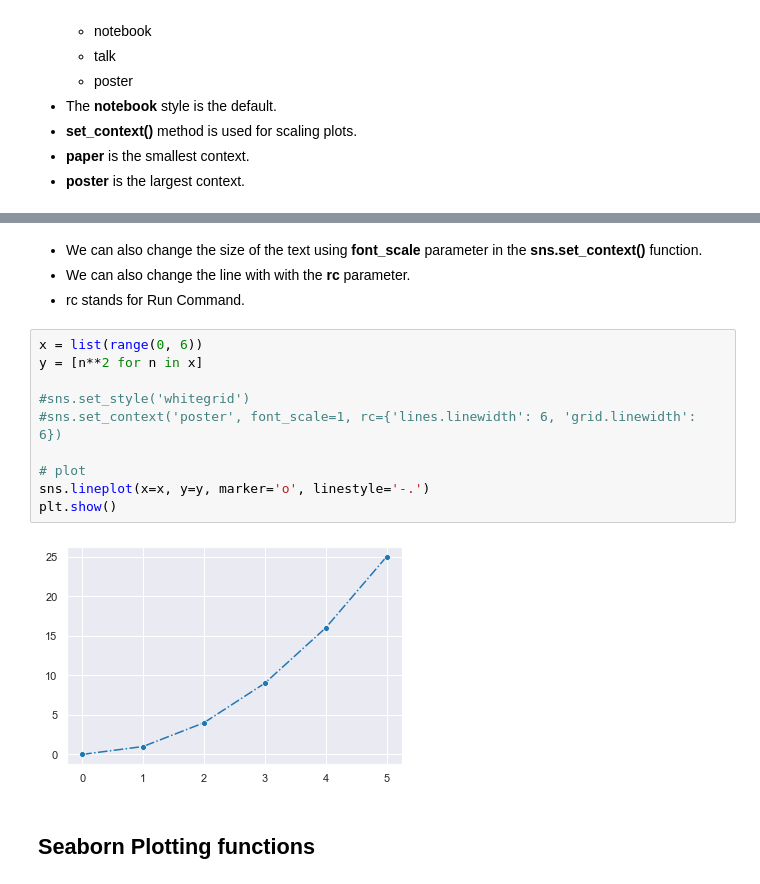
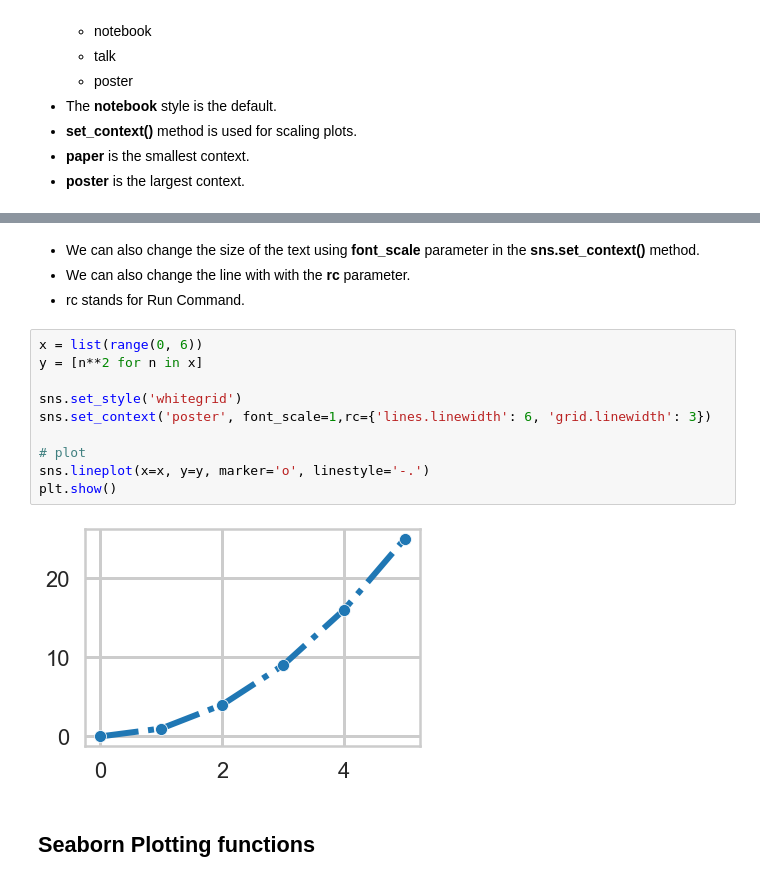
Before and after one commit to amisijlak/Africa-Data-School, a Jupyter notebook: 10 Seaborn/Seaborn.ipynb, the cells around one changed output, grey strips where cells are left out. Cells and saved outputs as stored; diff of their text form.

```diff
--- a/10 Seaborn/Seaborn.ipynb
+++ b/10 Seaborn/Seaborn.ipynb
@@ -133,19 +132,19 @@ plt.show()
 # %% [markdown]
-- We can also change the size of the text using <b>font_scale</b> parameter in the <b>sns.set_context()</b> function.
+- We can also change the size of the text using <b>font_scale</b> parameter in the <b>sns.set_context()</b> method.
 - We can also change the line with with the <b>rc</b> parameter.
 - rc stands for Run Command.
 # %%
 x = list(range(0, 6))
 y = [n**2 for n in x]
 
-#sns.set_style('whitegrid')
-#sns.set_context('poster', font_scale=1, rc={'lines.linewidth': 6, 'grid.linewidth': 6})
+sns.set_style('whitegrid')
+sns.set_context('poster', font_scale=1,rc={'lines.linewidth': 6, 'grid.linewidth': 3})
 
 # plot
 sns.lineplot(x=x, y=y, marker='o', linestyle='-.')
 plt.show()
 # %% [output]
-[figure, old version]
+[figure, new version]
 # %% [markdown]
 ## Seaborn Plotting functions
 # %% [markdown]
```
Also changed, not shown: parts of 19 cells of this notebook, 6 other files.
